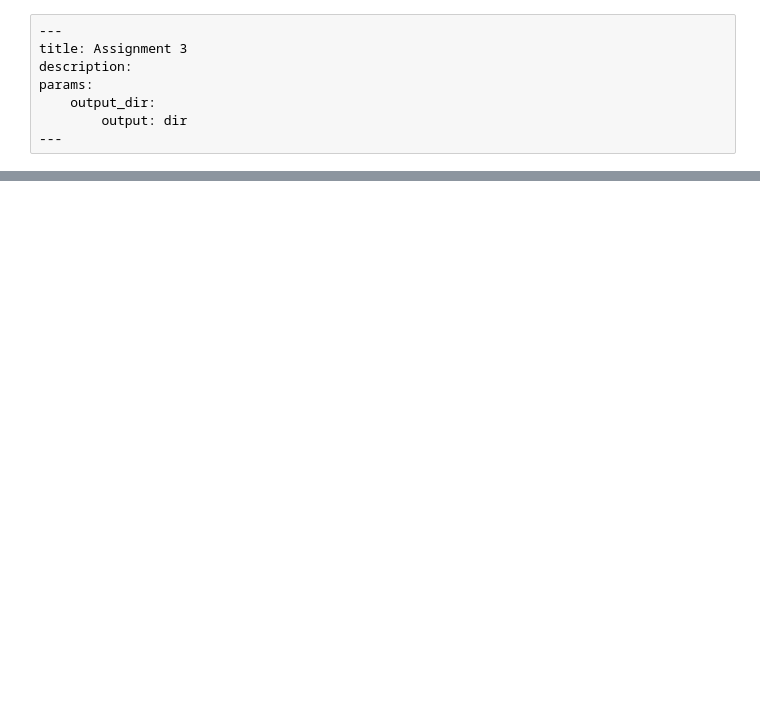
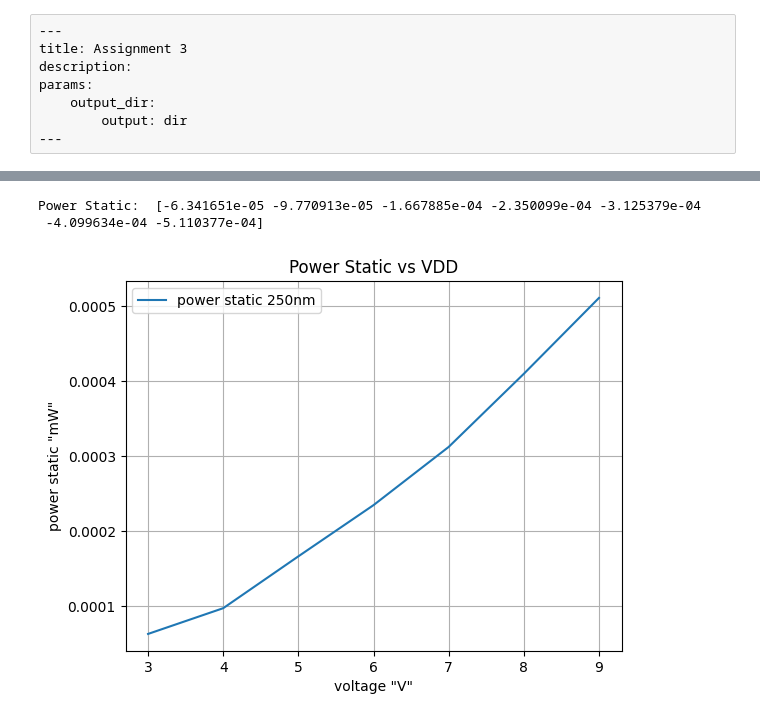
Before and after one commit to the-pinbo/EC802-Low-Power-VLSI-Design, a Jupyter notebook: Assignment-3/plots.ipynb, the cells around one changed output, grey strips where cells are left out. Drawn from its saved outputs; the diff is of its cells as text; code cells hidden in the pictures; blank space fills up the shorter version.

```diff
--- a/Assignment-3/plots.ipynb
+++ b/Assignment-3/plots.ipynb
@@ -59,0 +47,15 @@ plt.plot(time, c, label='a')
+# %%
+# plot power static
+ps = np.array([d[0,13] for d in data_250])
+print("Power Static: ", ps)
+plt.plot(vdd,-ps, label='power static 250nm')
+plt.legend()
+plt.xlabel('voltage "V"')
+plt.ylabel('power static "mW"')
+plt.title('Power Static vs VDD')
+plt.grid()
+plt.show()
+# %% [output]
+Power Static:  [-6.341651e-05 -9.770913e-05 -1.667885e-04 -2.350099e-04 -3.125379e-04
+ -4.099634e-04 -5.110377e-04]
+[figure, added]
```
Also changed, not shown: parts of 10 cells of this notebook, 9 other files.
